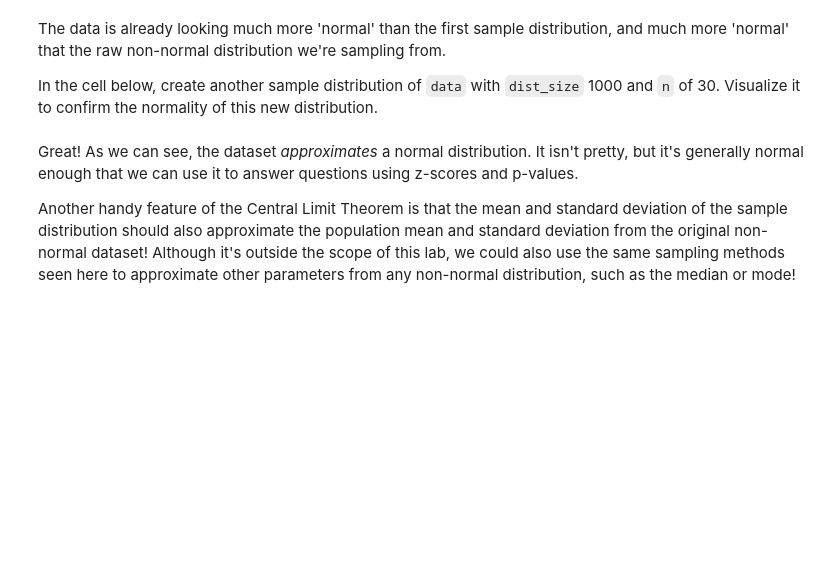
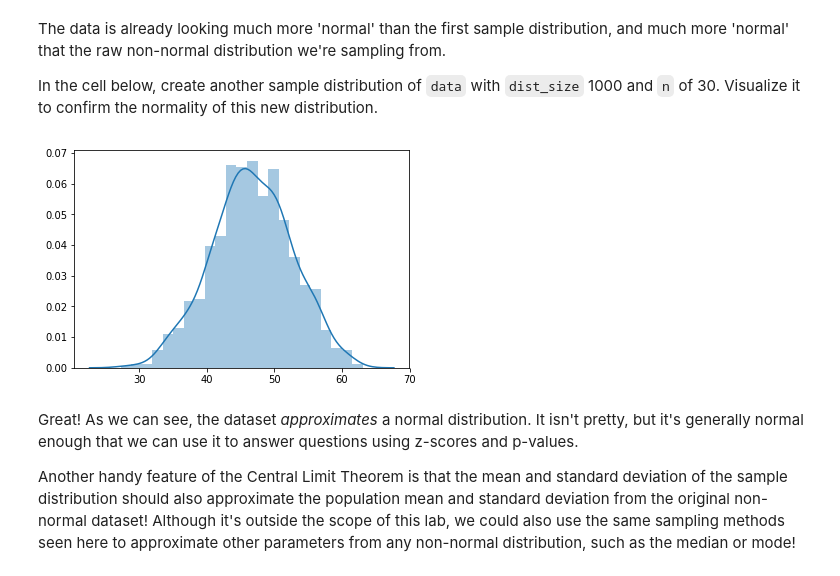
Before and after one commit to danjizquierdo/dsc-2-19-13-central-limit-theorem-lab-nyc-ds-career-012819, a Jupyter notebook: index.ipynb, the cells around one changed output. Saved outputs shown, nothing was run; the diff lists cells and outputs as text; code cells hidden in the pictures; blank space fills up the shorter version.

```diff
--- a/index.ipynb
+++ b/index.ipynb
@@ -119,8 +119,10 @@ The data is already looking much more 'normal' than the first sample distributio
 
 In the cell below, create another sample distribution of `data` with `dist_size` 1000 and `n` of 30.  Visualize it to confirm the normality of this new distribution.
 # %%
-sample_dist2 = create_sample_distribution(data,dist_size=10,n=3)
-sns.distplot(sample_dist);
+sample_dist2 = create_sample_distribution(data,dist_size=1000,n=30)
+sns.distplot(sample_dist2);
+# %% [output]
+[figure, added]
 # %% [markdown]
 Great! As we can see, the dataset _approximates_ a normal distribution. It isn't pretty, but it's generally normal enough that we can use it to answer questions using z-scores and p-values.
 
```
